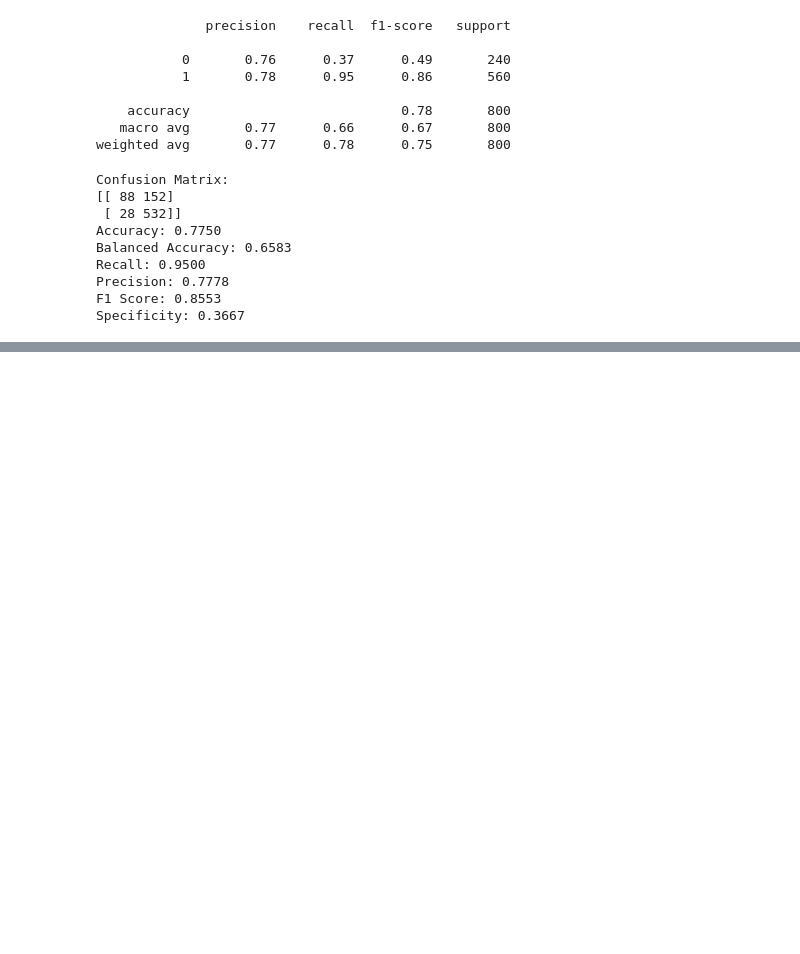
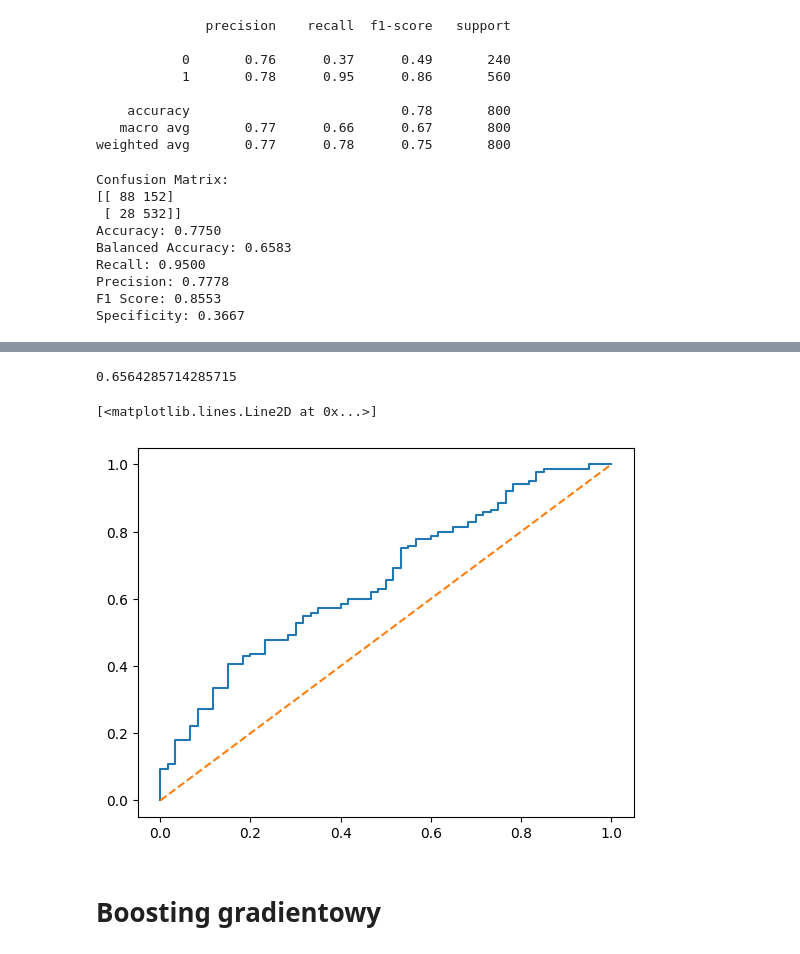
Before and after one commit to lwawrowski/cdv_bigdata, a Jupyter notebook: metody_analizy_przetwarzania_danych/2024_2025/gr2/20250427_klasyfikacja.ipynb, the cells around one changed output, grey strips where cells are left out. Saved outputs shown, nothing was run; the diff lists cells and outputs as text; code cells hidden in the pictures; blank space fills up the shorter version.

```diff
--- a/metody_analizy_przetwarzania_danych/2024_2025/gr2/20250427_klasyfikacja.ipynb
+++ b/metody_analizy_przetwarzania_danych/2024_2025/gr2/20250427_klasyfikacja.ipynb
@@ -104,0 +201,7 @@ Specificity: 0.3667
+# %%
+from sklearn.ensemble import RandomForestClassifier
+
+clf_rf = RandomForestClassifier(random_state=42, n_estimators=500, max_depth=4)
+clf_rf.fit(X_train, y_train)
+y_pred_train_rf = clf_rf.predict(X_train)
+y_pred_test_rf = clf_rf.predict(X_test)
@@ -104,0 +232,13 @@ Specificity: 0.3667
+# %%
+y_pred_proba_test_rf = clf_rf.predict_proba(X_test)[:, 1]
+print(roc_auc_score(y_test, y_pred_proba_test_rf))
+
+fpr, tpr, thresholds = roc_curve(y_test, y_pred_proba_test_rf)
+plt.plot(fpr, tpr)
+plt.plot([0, 1], [0, 1], linestyle='--')
+# %% [output]
+0.6564285714285715
+[<matplotlib.lines.Line2D at 0x...>]
+[figure, added]
+# %% [markdown]
+# Boosting gradientowy
```
Also changed, not shown: parts of 26 cells of this notebook, 1 other file.
